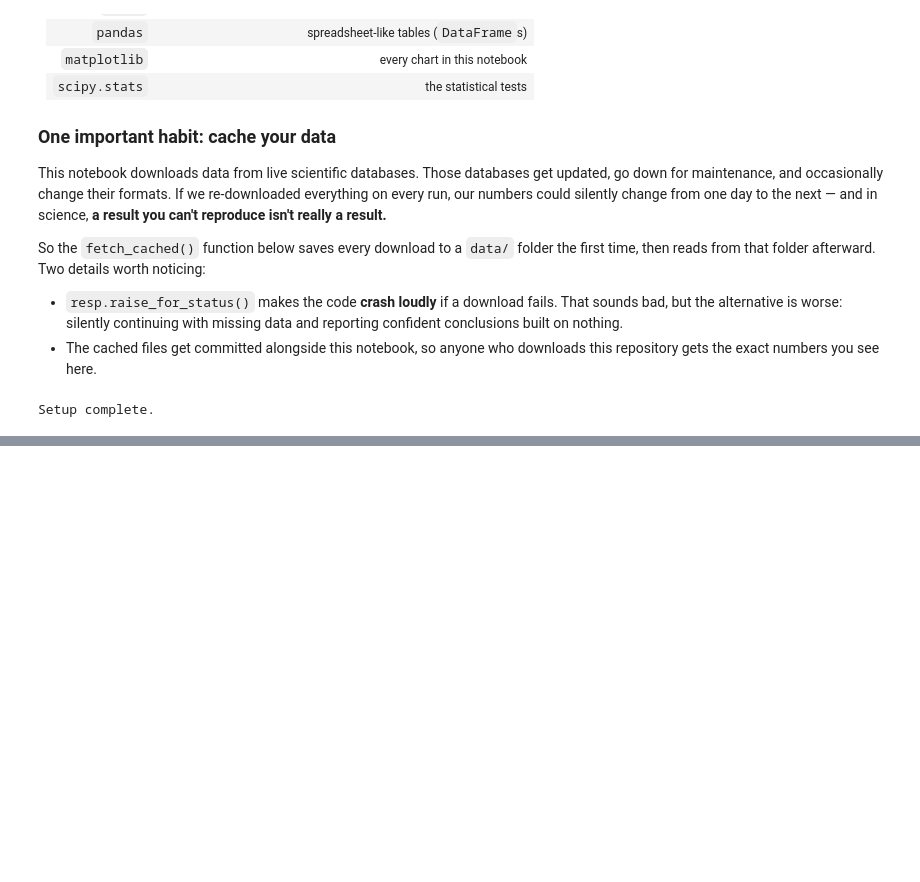
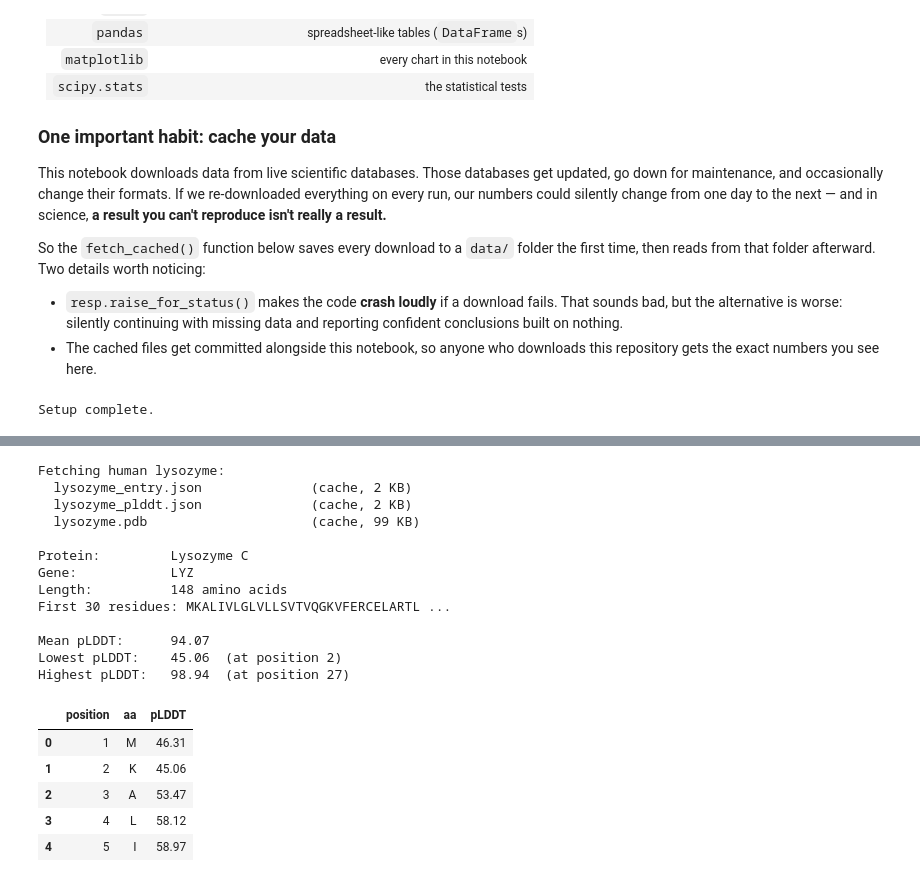
Before and after one commit to legpt/alphafold-confidence-project, a Jupyter notebook: amino_acid_chemistry_confidence.ipynb, the cells around one changed output, grey strips where cells are left out. Cells and saved outputs as stored; diff of their text form; code cells hidden in the pictures; blank space fills up the shorter version.

```diff
--- a/amino_acid_chemistry_confidence.ipynb
+++ b/amino_acid_chemistry_confidence.ipynb
@@ -116,0 +138,52 @@ Setup complete.
+# %%
+LYSOZYME = "P61626"
+
+print("Fetching human lysozyme:")
+entry = fetch_cached(f"https://alphafold.ebi.ac.uk/api/prediction/{LYSOZYME}", "lysozyme_entry.json")[0]
+plddt_doc = fetch_cached(entry["plddtDocUrl"], "lysozyme_plddt.json")
+pdb_text = fetch_cached(entry["pdbUrl"], "lysozyme.pdb", as_json=False)
+
+sequence = entry["sequence"]
+scores = np.array(plddt_doc["confidenceScore"])
+
+# Sanity check: the sequence and the score list must describe the same protein.
+# Silently mismatched lengths would quietly corrupt everything downstream.
+assert len(sequence) == len(scores), f"length mismatch: {len(sequence)} vs {len(scores)}"
+
+lyso = pd.DataFrame({
+    "position": np.arange(1, len(sequence) + 1),
+    "aa": list(sequence),
+    "pLDDT": scores,
+})
+
+print()
+print("Protein:        ", entry["uniprotDescription"])
+print("Gene:           ", entry["gene"])
+print("Length:         ", len(sequence), "amino acids")
+print("First 30 residues:", sequence[:30], "...")
+print()
+print(f"Mean pLDDT:      {lyso['pLDDT'].mean():.2f}")
+print(f"Lowest pLDDT:    {lyso['pLDDT'].min():.2f}  (at position {lyso.loc[lyso['pLDDT'].idxmin(), 'position']})")
+print(f"Highest pLDDT:   {lyso['pLDDT'].max():.2f}  (at position {lyso.loc[lyso['pLDDT'].idxmax(), 'position']})")
+
+lyso.head()
+# %% [output]
+Fetching human lysozyme:
+  lysozyme_entry.json              (cache, 2 KB)
+  lysozyme_plddt.json              (cache, 2 KB)
+  lysozyme.pdb                     (cache, 99 KB)
+
+Protein:         Lysozyme C
+Gene:            LYZ
+Length:          148 amino acids
+First 30 residues: MKALIVLGLVLLSVTVQGKVFERCELARTL ...
+
+Mean pLDDT:      94.07
+Lowest pLDDT:    45.06  (at position 2)
+Highest pLDDT:   98.94  (at position 27)
+|  | position | aa | pLDDT |
+| 0 | 1 | M | 46.31 |
+| 1 | 2 | K | 45.06 |
+| 2 | 3 | A | 53.47 |
+| 3 | 4 | L | 58.12 |
+| 4 | 5 | I | 58.97 |
```
Also changed, not shown: parts of 8 cells of this notebook, 3 other files.
